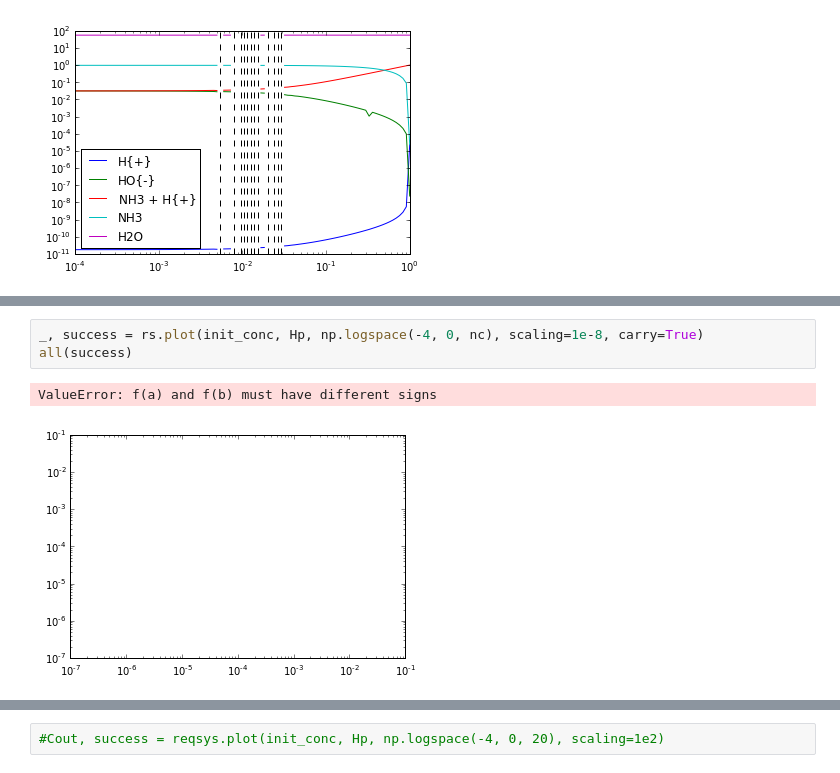
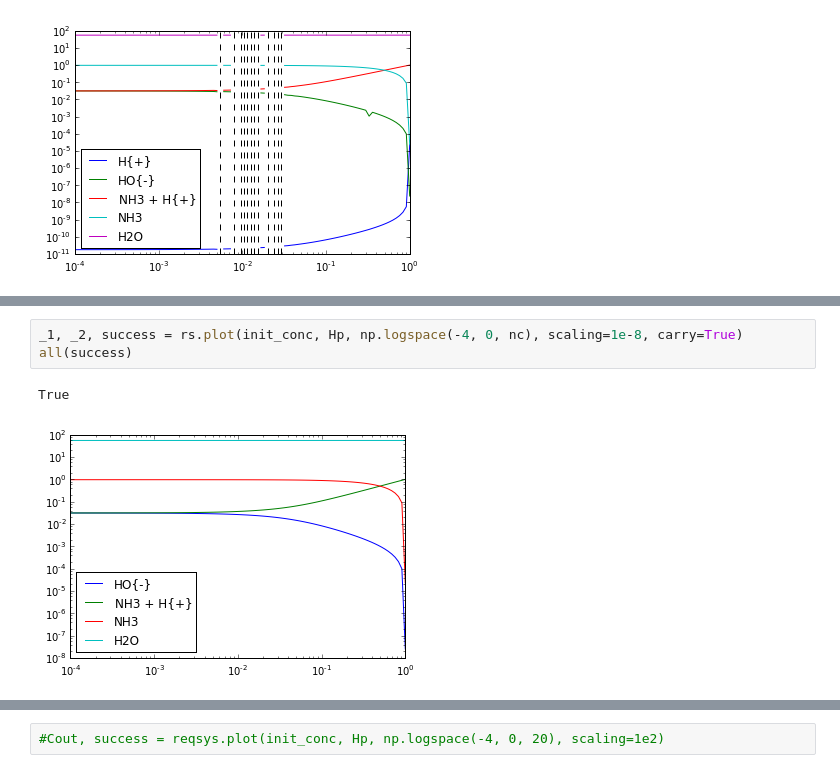
Before and after one commit to bjodah/chempy, a Jupyter notebook: examples/Ammonia.ipynb, the cells around one changed output, grey strips where cells are left out. Cells and saved outputs as stored; diff of their text form.

```diff
--- a/examples/Ammonia.ipynb
+++ b/examples/Ammonia.ipynb
@@ -227,8 +247,8 @@ all(success)
 True
 [figure]
 # %%
-_, success = rs.plot(init_conc, Hp, np.logspace(-4, 0, nc), scaling=1e-8, carry=True)
+_1, _2, success = rs.plot(init_conc, Hp, np.logspace(-4, 0, nc), scaling=1e-8, carry=True)
 all(success)
 # %% [output]
-ValueError: f(a) and f(b) must have different signs
+True
-[figure, old version]
+[figure, new version]
```
Also changed, not shown: parts of 13 cells of this notebook, 3 other files.
